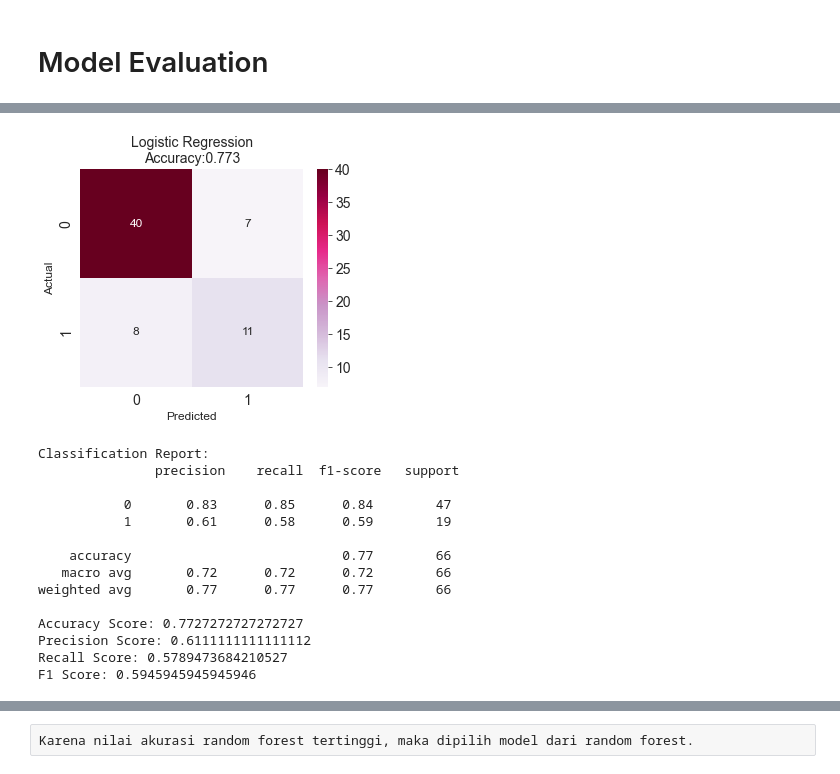
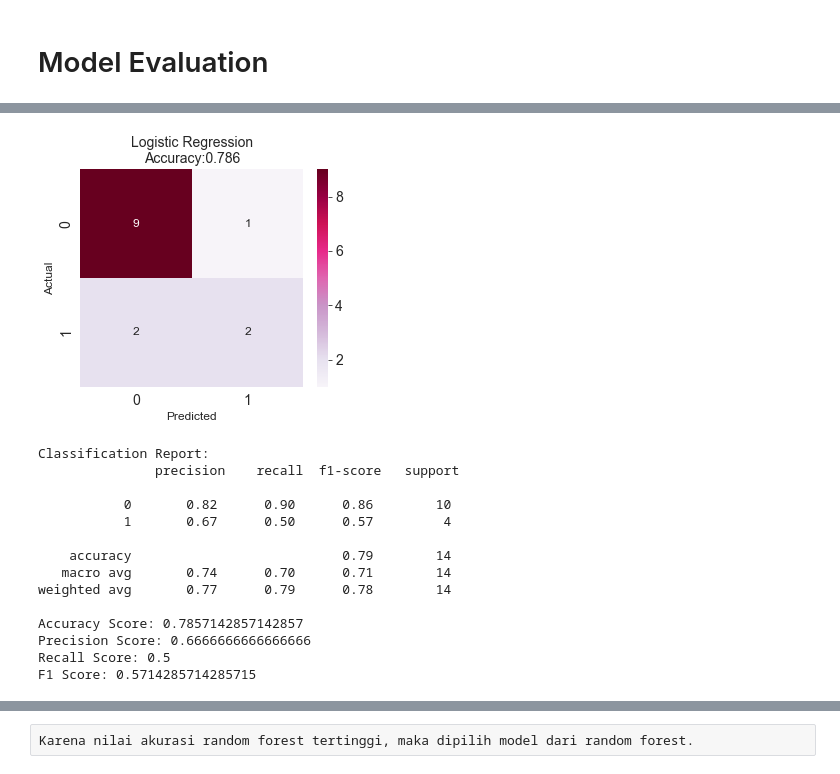
Before and after one commit to wanwhasonia/PYTN_KampusMerdeka_FP3, a Jupyter notebook: KampusMerdeka_FP3.ipynb, the cells around one changed output, grey strips where cells are left out. Saved outputs shown, nothing was run; the diff lists cells and outputs as text; code cells hidden in the pictures.

```diff
--- a/KampusMerdeka_FP3.ipynb
+++ b/KampusMerdeka_FP3.ipynb
@@ -454,0 +459,2 @@ x_train, x_test, y_train, y_test = train_test_split(x, y, test_size=0.25)
+# %%
+x_train3, x_test3, y_train3, y_test3 = train_test_split(x, y, test_size=0.05)
@@ -481,7 +489,7 @@ y_pred_gbm = gbm.predict(x_test)
 # %%
 # Logistic Regression
-lr_boosting.fit(x_train, y_train)
-y_pred_lr = lr_boosting.predict(x_test)
+lr_boosting.fit(x_train3, y_train3)
+y_pred_lr = lr_boosting.predict(x_test3)
 # %% [output]
 STOP: TOTAL NO. of ITERATIONS REACHED LIMIT.
 
@@ -578,34 +586,34 @@ F1 Score: 0.6875
 # %%
 # Logistic Regression
-cm = confusion_matrix(y_test, y_pred_lr)
+cm = confusion_matrix(y_test3, y_pred_lr)
 
 plt.figure(figsize=(5,4))
 sns.heatmap(cm, annot=True,fmt=".0f", cmap="PuRd", annot_kws={"fontsize":12})
-plt.title("Logistic Regression\nAccuracy:{:.3f}".format(accuracy_score(y_test, y_pred_lr)), fontsize=14)
+plt.title("Logistic Regression\nAccuracy:{:.3f}".format(accuracy_score(y_test3, y_pred_lr)), fontsize=14)
 plt.xlabel("Predicted", fontsize=12)
 plt.ylabel("Actual", fontsize=12)
 plt.show()
-print("Classification Report:\n", classification_report(y_test, y_pred_lr))
+print("Classification Report:\n", classification_report(y_test3, y_pred_lr))
 
-print(f'Accuracy Score: {accuracy_score(y_test, y_pred_lr)}')
-print(f'Precision Score: {precision_score(y_test,y_pred_lr)}')
-print(f'Recall Score: {recall_score(y_test,y_pred_lr)}')
-print("F1 Score:",f1_score(y_test,y_pred_lr))
+print(f'Accuracy Score: {accuracy_score(y_test3, y_pred_lr)}')
+print(f'Precision Score: {precision_score(y_test3,y_pred_lr)}')
+print(f'Recall Score: {recall_score(y_test3,y_pred_lr)}')
+print("F1 Score:",f1_score(y_test3,y_pred_lr))
 # %% [output]
-[figure, old version]
+[figure, new version]
 Classification Report:
                precision    recall  f1-score   support
 
-           0       0.83      0.85      0.84        47
-           1       0.61      0.58      0.59        19
+           0       0.82      0.90      0.86        10
+           1       0.67      0.50      0.57         4
 
-    accuracy                           0.77        66
-   macro avg       0.72      0.72      0.72        66
-weighted avg       0.77      0.77      0.77        66
+    accuracy                           0.79        14
+   macro avg       0.74      0.70      0.71        14
+weighted avg       0.77      0.79      0.78        14
 
-Accuracy Score: 0.7727272727272727
-Precision Score: 0.6111111111111112
-Recall Score: 0.5789473684210527
-F1 Score: 0.5945945945945946
+Accuracy Score: 0.7857142857142857
+Precision Score: 0.6666666666666666
+Recall Score: 0.5
+F1 Score: 0.5714285714285715
 # %%
 # SVM
```
Also changed, not shown: parts of 15 cells of this notebook.
